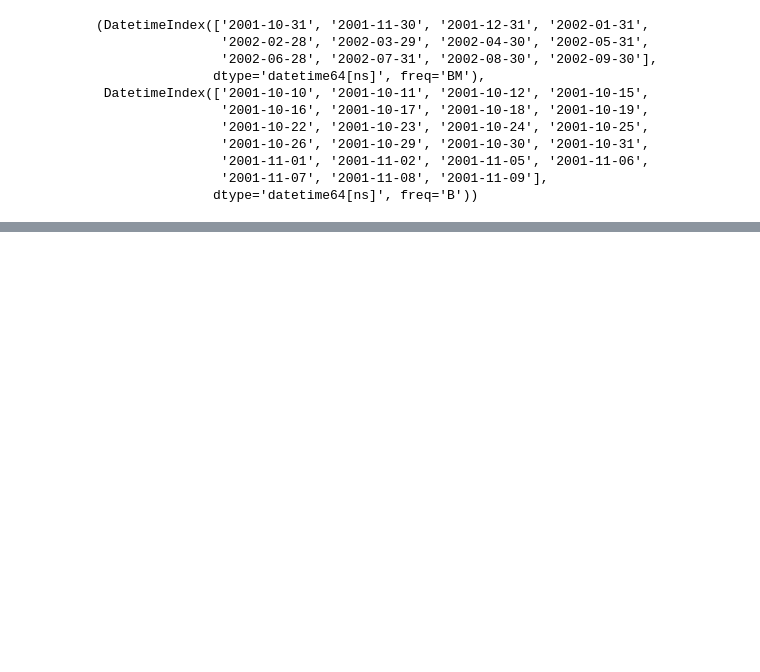
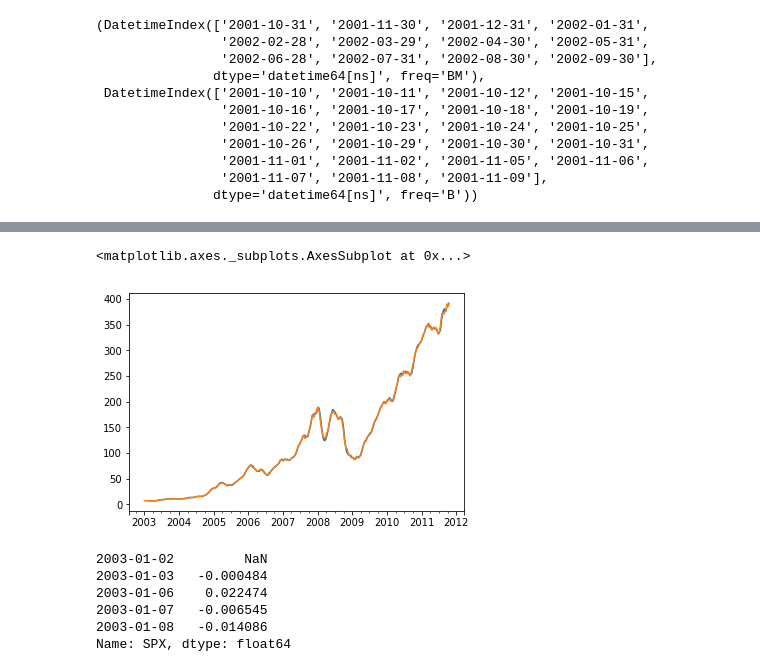
Before and after one commit to mohitsingh197/Jupyter_Notebooks, a Jupyter notebook: Python-Time-Series.ipynb, the cells around one changed output, grey strips where cells are left out. Saved outputs shown, nothing was run; the diff lists cells and outputs as text; code cells hidden in the pictures; blank space fills up the shorter version.

```diff
--- a/Python-Time-Series.ipynb
+++ b/Python-Time-Series.ipynb
@@ -170,0 +332,6 @@ pd.date_range('2001-10-10', '2002-10-10', freq='BM'), pd.date_range('2001-10-10'
+# %%
+close_px.AAPL.rolling(30).mean().plot()
+close_px.AAPL.ewm(span=30).mean().plot()
+# %% [output]
+<matplotlib.axes._subplots.AxesSubplot at 0x...>
+[figure, added]
@@ -170,0 +340,10 @@ pd.date_range('2001-10-10', '2002-10-10', freq='BM'), pd.date_range('2001-10-10'
+# %%
+spx_rets = spx_px.pct_change()
+spx_rets.head()
+# %% [output]
+2003-01-02         NaN
+2003-01-03   -0.000484
+2003-01-06    0.022474
+2003-01-07   -0.006545
+2003-01-08   -0.014086
+Name: SPX, dtype: float64
```
Also changed, not shown: parts of 30 cells of this notebook.
